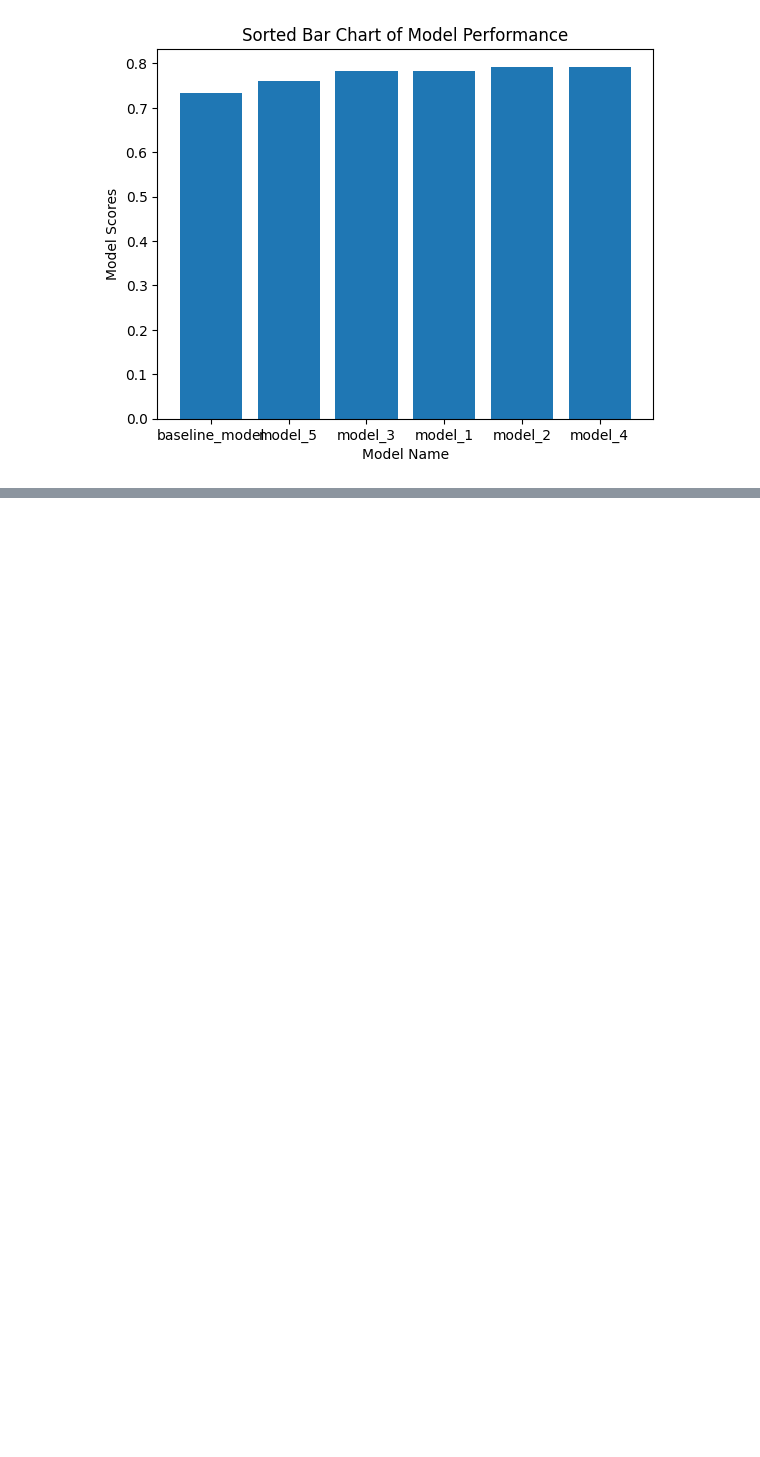
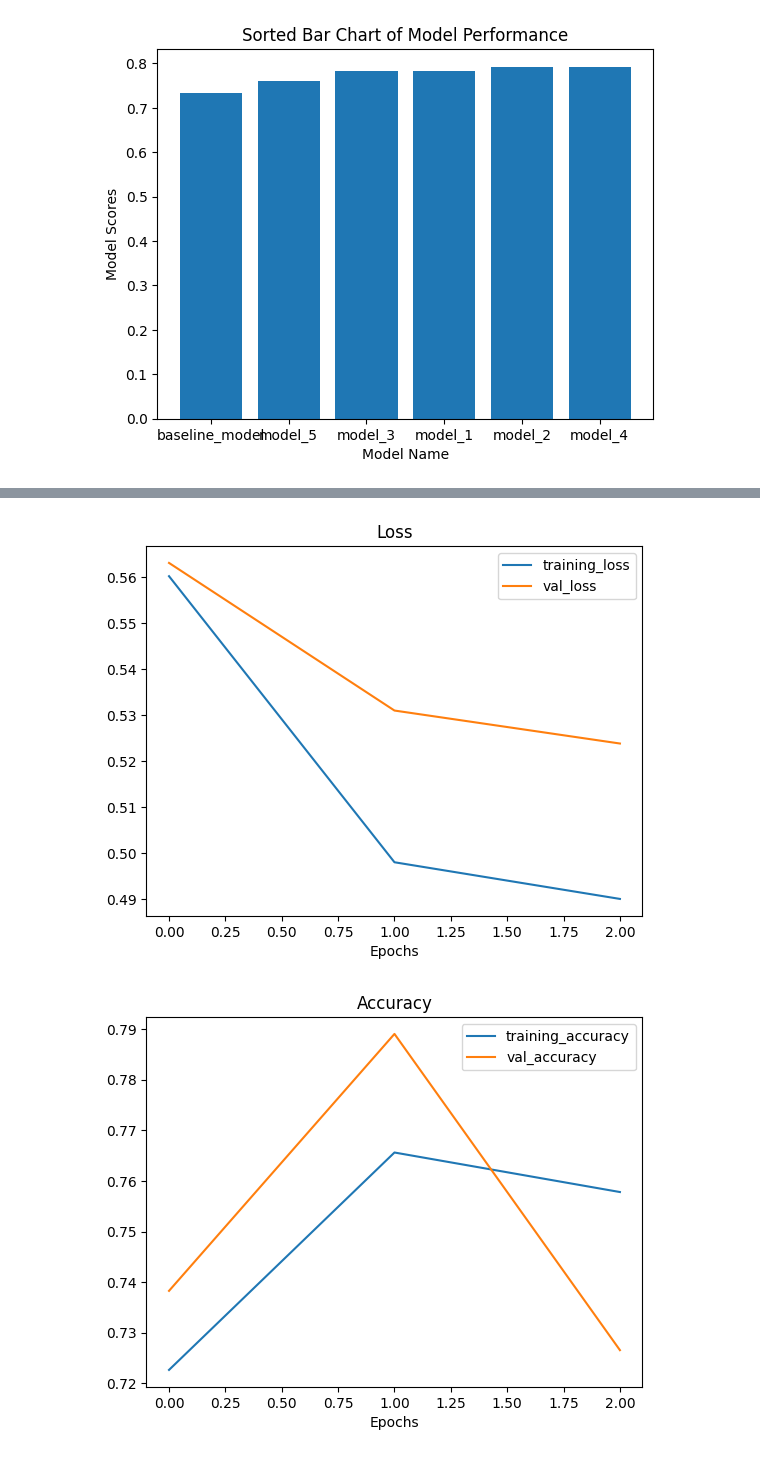
Before and after one commit to techandy42/TF_NLP_Projects, a Jupyter notebook: sentiment140_project.ipynb, the cells around one changed output, grey strips where cells are left out. Saved outputs shown, nothing was run; the diff lists cells and outputs as text; code cells hidden in the pictures; blank space fills up the shorter version.

```diff
--- a/sentiment140_project.ipynb
+++ b/sentiment140_project.ipynb
@@ -555,0 +561,37 @@ plt.show()
+# %%
+from transformers import BertTokenizer, TFBertForSequenceClassification
+import tensorflow as tf
+import pandas as pd
+
+def get_bert_model(learning_rate=3e-5):
+  tokenizer = BertTokenizer.from_pretrained('bert-base-uncased')
+  texts = train_sample['text'].tolist()
+  labels = pd.get_dummies(train_sample['polarity']).values.tolist()
+
+  input_encodings = tokenizer(texts, truncation=True, padding=True, max_length=128)
+  input_dataset = tf.data.Dataset.from_tensor_slices((dict(input_encodings), labels))
+
+  train_size = int(0.8 * len(input_dataset))
+  val_size = len(input_dataset) - train_size
+
+  train_dataset = input_dataset.take(train_size).batch(8)
+  val_dataset = input_dataset.skip(train_size).batch(8)
+
+  model = TFBertForSequenceClassification.from_pretrained('bert-base-uncased', num_labels=2)
+  model.compile(optimizer=tf.keras.optimizers.Adam(learning_rate=learning_rate),
+                  loss=tf.keras.losses.CategoricalCrossentropy(from_logits=True),
+                  metrics=['accuracy'])
+
+  return model
+
+def fit_model(model, percentage=0.1, epochs=3):
+  history = model.fit(train_dataset,
+                      steps_per_epoch=int(percentage * len(train_dataset)),
+                      epochs=epochs,
+                      validation_data=val_dataset,
+                      validation_steps=int(percentage * len(val_dataset)))
+
+  return history
+# %%
+model_6 = get_bert_model(learning_rate=5e-5)
+history_6 = fit_model(model=model_6)
@@ -555,0 +609,6 @@ plt.show()
+# %%
+# Visualize model_6 performance
+model_6_score = model_6.evaluate(val_dataset)[1]
+print(f"model_6 score: {model_6_score}")
+plot_loss_curves(history_6)
+# %% [output]
@@ -555,0 +617,2 @@ plt.show()
+[figure, added]
+[figure, added]
```
Also changed, not shown: parts of 11 cells of this notebook.
